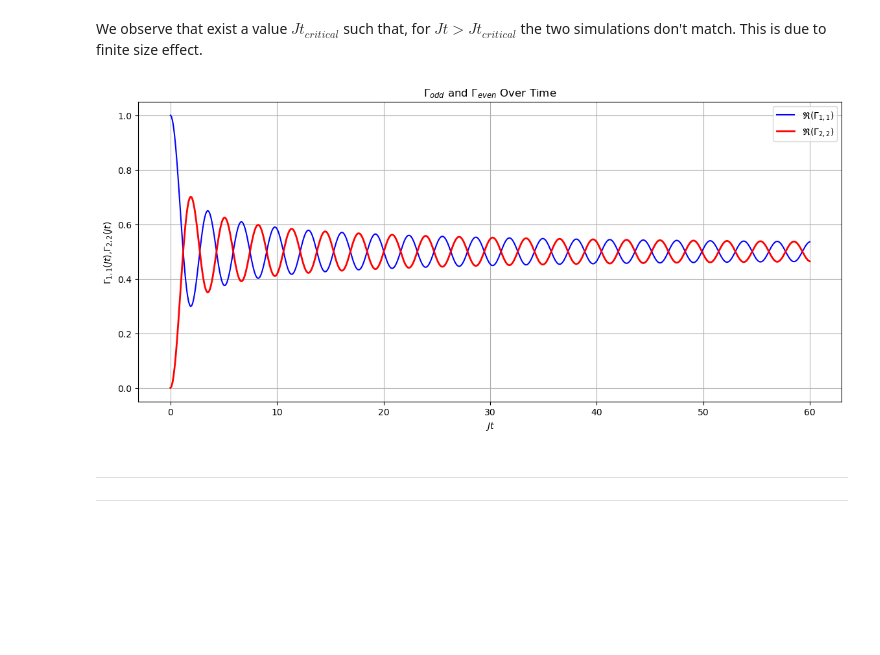
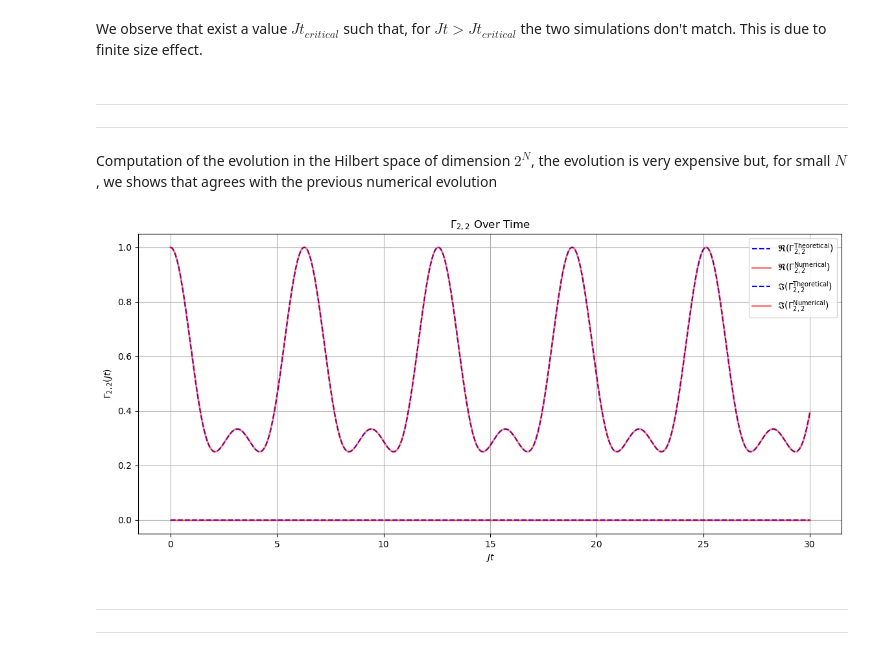
Before and after one commit to FedericoTonetto/Ising_chain_1D, a Jupyter notebook: hopping_model_time_evolution_covariance_matrix.ipynb, the cells around one changed output. Drawn from its saved outputs; the diff is of its cells as text; code cells hidden in the pictures; blank space fills up the shorter version.

Commit message:
add full Hilbert time evolution of the correlation matrix and comparison with the numerical evolution in the N dimensional Hilbert space

```diff
--- a/hopping_model_time_evolution_covariance_matrix.ipynb
+++ b/hopping_model_time_evolution_covariance_matrix.ipynb
@@ -156,15 +152,7 @@ plot_comparison_covariance_matrix_ij(gamma_t_theoretical, gamma_t_numerical, Jt_
 # %% [markdown]
 We observe that exist a value $Jt_{critical}$ such that, for $Jt>Jt_{critical}$ the two simulations don't match. This is due to finite size effect.
-# %%
-gamma_real_theoretical = [gamma_t[1,1].real for gamma_t in gamma_t_theoretical]
-gamma_real_numerical = [gamma_t[  2,2].real for gamma_t in gamma_t_theoretical]
-plt.figure(figsize=(14, 6))
-plt.plot(Jt_values,gamma_real_theoretical, label=r"$\mathfrak{R}(\Gamma_{%d,%d})$" % (1,1), color="blue")
-plt.plot(Jt_values,gamma_real_numerical, label=r"$\mathfrak{R}(\Gamma_{%d,%d}$)" % (  2,2),linewidth=2,alpha=1, color="red")
-plt.title(r"$\Gamma_{odd}$ and $\Gamma_{even}$ Over Time" )
-plt.xlabel("$Jt$")
-plt.ylabel(r"$\Gamma_{%d,%d}(Jt)$,$\Gamma_{%d,%d}(Jt)$ " % (1, 1, 2, 2))
-plt.legend()
-plt.grid(True)
-# %% [output]
-[figure, removed]
+# %% [markdown]
+---
+---
+# %% [markdown]
+Computation of the evolution in the Hilbert space of dimension $2^N$, the evolution is very expensive but, for small $N$, we shows that agrees with the previous numerical evolution
@@ -170,0 +190,29 @@ plt.grid(True)
+# %%
+def build_hopping_hamiltonian_hilbert(J, N):
+    """
+    Constructs the hopping Hamiltonian with periodic boundary conditions.
+
+    Parameters:
+    J(float): Hopping parameter
+    N(int): Number of sites
+
+    Returns:
+        H(np.ndarray): the hopping Hamiltonian matrix
+    """
+    H = np.zeros((2**N, 2**N), dtype=complex)
+
+    for j in range(N):
+        # Site j and (j+1) % N for periodic boundary conditions
+        site_next = (j + 1) % N
+
+        # Create terms sigma_j^+ sigma_(j+1)^- and sigma_j^- sigma_(j+1)^+
+        term1 = apply_operator_at_site(sigma_plus, j, N) @ apply_operator_at_site(sigma_minus, site_next, N)
+        term2 = apply_operator_at_site(sigma_minus, j, N) @ apply_operator_at_site(sigma_plus, site_next, N)
+
+        # Add terms to the Hamiltonian
+        H += -J / 2 * (term1 + term2)
+
+    return H
+
+def time_evolution(H, t):
+    return expm(-1j * H * t)
@@ -171,3 +355,21 @@ plt.grid(True)
+# %%
+N=8
+J=1
+h=0
+t_init = 0
+t_final = 30
+t_step = 0.05
+H = build_hopping_hamiltonian(N)
+# %%
+xx_ising_chain_no_magnetic_field_small_N = QuantumIsingChain1D(N=N, J=J, h=h, H=H)
+initial_gamma = gamma_0(N)
+gamma_t_numerical , Jt_values = xx_ising_chain_no_magnetic_field_small_N.compute_time_evolution_covariance_matrix(t_init,t_final,t_step,initial_gamma)
+# %%
+gamma_t_series_heisenberg, t_values = evolve_gamma_matrix_heisenberg_picture(J, N, t_init, t_final, t_step,neel_state(N))
+# %%
+plot_comparison_covariance_matrix_ij(gamma_t_numerical, gamma_t_series_heisenberg, t_values, 2,2)
+# %% [output]
+[figure, added]
 # %% [markdown]
 ---
 ---
```
Also changed, not shown: parts of 14 cells of this notebook.
